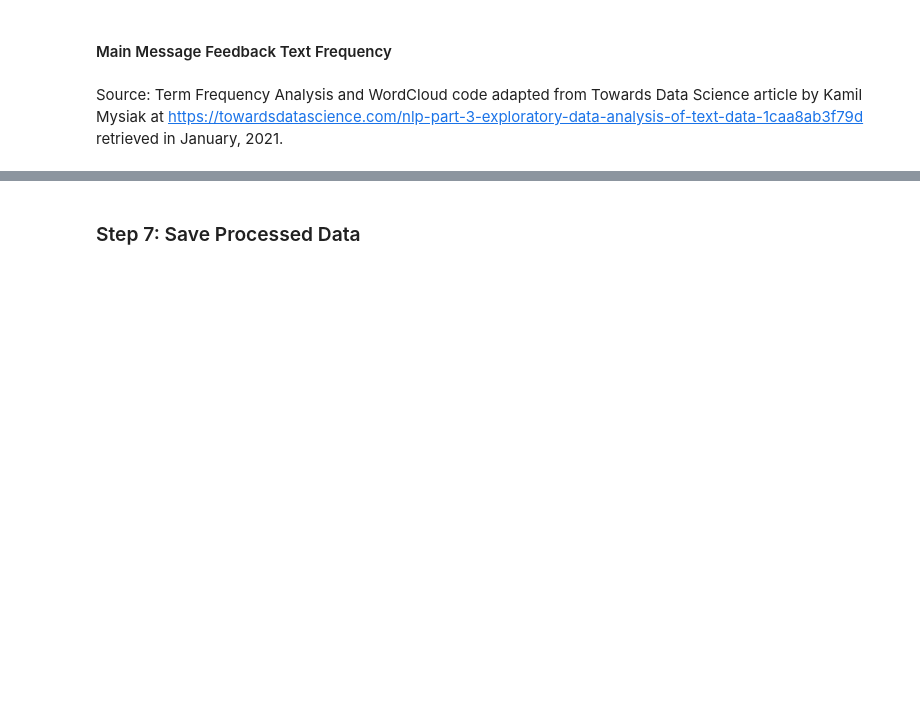
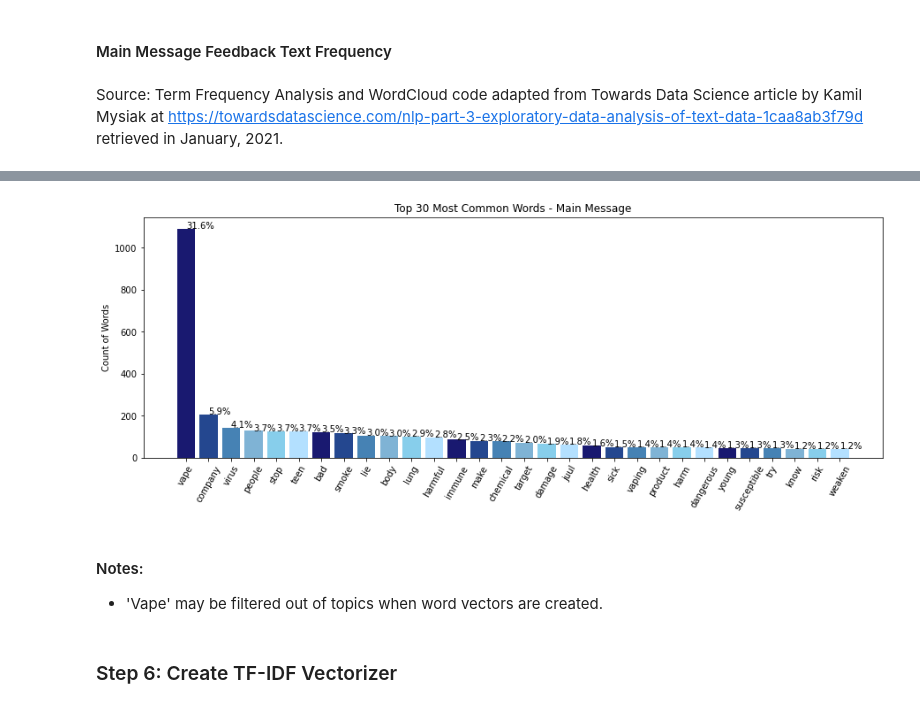
Before and after one commit to rrmahr/TextBased_AdFeedback_TopicModeling, a Jupyter notebook: a_Notebooks/c_Preprocessing.ipynb, the cells around one changed output, grey strips where cells are left out. Drawn from its saved outputs; the diff is of its cells as text; code cells hidden in the pictures; blank space fills up the shorter version.

```diff
--- a/a_Notebooks/c_Preprocessing.ipynb
+++ b/a_Notebooks/c_Preprocessing.ipynb
@@ -206,7 +178,7 @@ Source: Term Frequency Analysis and WordCloud code adapted from Towards Data Sci
 https://towardsdatascience.com/nlp-part-3-exploratory-data-analysis-of-text-data-1caa8ab3f79d retrieved in January, 2021.
 # %%
 #Create word list
-words = message_df['Lemma_Tokens']
+words = processed_df['Lemma_Tokens']
 allwords = []
 for wordlist in words:
     allwords += wordlist
@@ -504,2 +209,0 @@ Name: Ad, dtype: float64
-# %% [markdown]
-### Step 7: Save Processed Data<a class="anchor" id="7"></a>
@@ -523,0 +210,16 @@ dislikes_test.to_csv('../Datafiles/dislikes_test.csv', index=False)
+# %%
+mostcommon_small = FreqDist(allwords).most_common(30)
+x, y = zip(*mostcommon_small)
+
+word_bar(x,y,(15,5),color_palette)
+plt.style.use('seaborn-colorblind')
+plt.title('Top 30 Most Common Words - Main Message')
+plt.ylabel('Count of Words')
+plt.show()
+# %% [output]
+[figure, added]
+# %% [markdown]
+#### Notes:
+* 'Vape' may be filtered out of topics when word vectors are created.
+# %% [markdown]
+### Step 6: Create TF-IDF Vectorizer<a class="anchor" id="6"></a>
```
Also changed, not shown: parts of 56 cells of this notebook.
